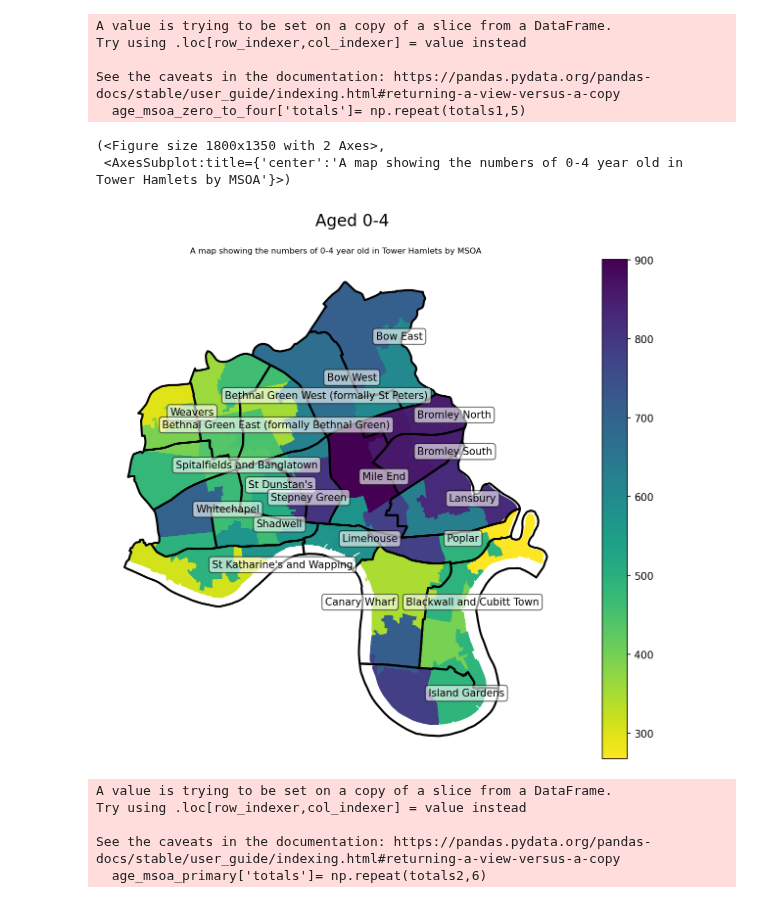
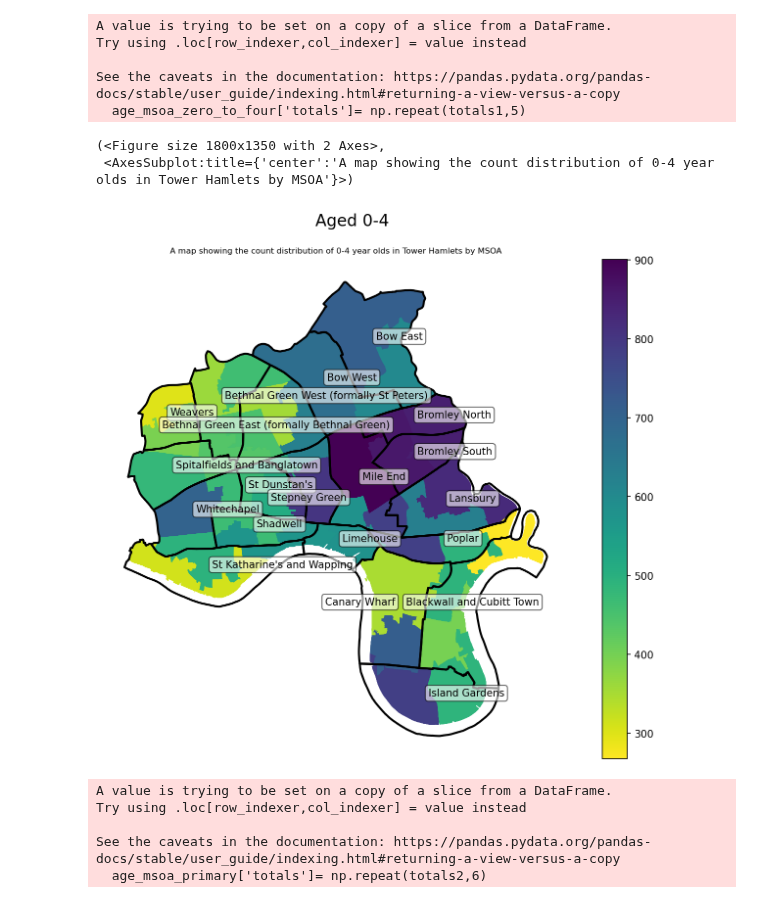
Before and after one commit to data-hamlets/census-data, a Jupyter notebook: notebooks/1.1-jl-census-2021-mapping.ipynb, the cells around one changed output. Cells and saved outputs as stored; diff of their text form; code cells hidden in the pictures.

```diff
--- a/notebooks/1.1-jl-census-2021-mapping.ipynb
+++ b/notebooks/1.1-jl-census-2021-mapping.ipynb
@@ -154,7 +154,7 @@ def spatial_plot(gdf, suptitle="", title="", column="", cmap="viridis_r"):
     """
     fig, ax = plt.subplots(1, 1, figsize=(12, 9), dpi=150, facecolor="w")
     plt.suptitle(suptitle, fontsize=16, y=0.95)
-    plt.title(title, fontsize=8)
+    plt.title(title, fontsize=10)
     gdf.plot(column=column, cmap=cmap, ax=ax, legend=True).axis("off")
     wd22.plot(ax=ax, facecolor="none", linewidth=2, edgecolor="black")
     texts=[]
@@ -311,19 +311,19 @@ See the caveats in the documentation: https://pandas.pydata.org/pandas-docs/stab
 # %%
 #PLOT DISTRIBUTION OF 0-4 YR OLDS
 
 spatial_plot(
     spatialise_data(msoa_gdf, age_msoa_zero_to_four, left_on="MSOA21CD", right_on="Middle Layer Super Output Areas Code"),
     column="totals",
     suptitle="Aged 0-4",
-    title="A map showing the distribution of 0-4 year old in Tower Hamlets by MSOA",
+    title="A map showing the count distribution of 0-4 year olds in Tower Hamlets by MSOA",
     cmap="viridis_r"
 )
 
 #need to sum rows of data for each msoa, at the moment only showing one row
 # %% [output]
 (<Figure size 1800x1350 with 2 Axes>,
- <AxesSubplot:title={'center':'A map showing the numbers of 0-4 year old in Tower Hamlets by MSOA'}>)
+ <AxesSubplot:title={'center':'A map showing the count distribution of 0-4 year olds in Tower Hamlets by MSOA'}>)
-[figure, old version]
+[figure, new version]
 # %%
 #FILTER DEMOGGRAPHY DATASET BY PRIMARY SCHOOL AGE
 
```
Also changed, not shown: parts of 8 cells of this notebook.
